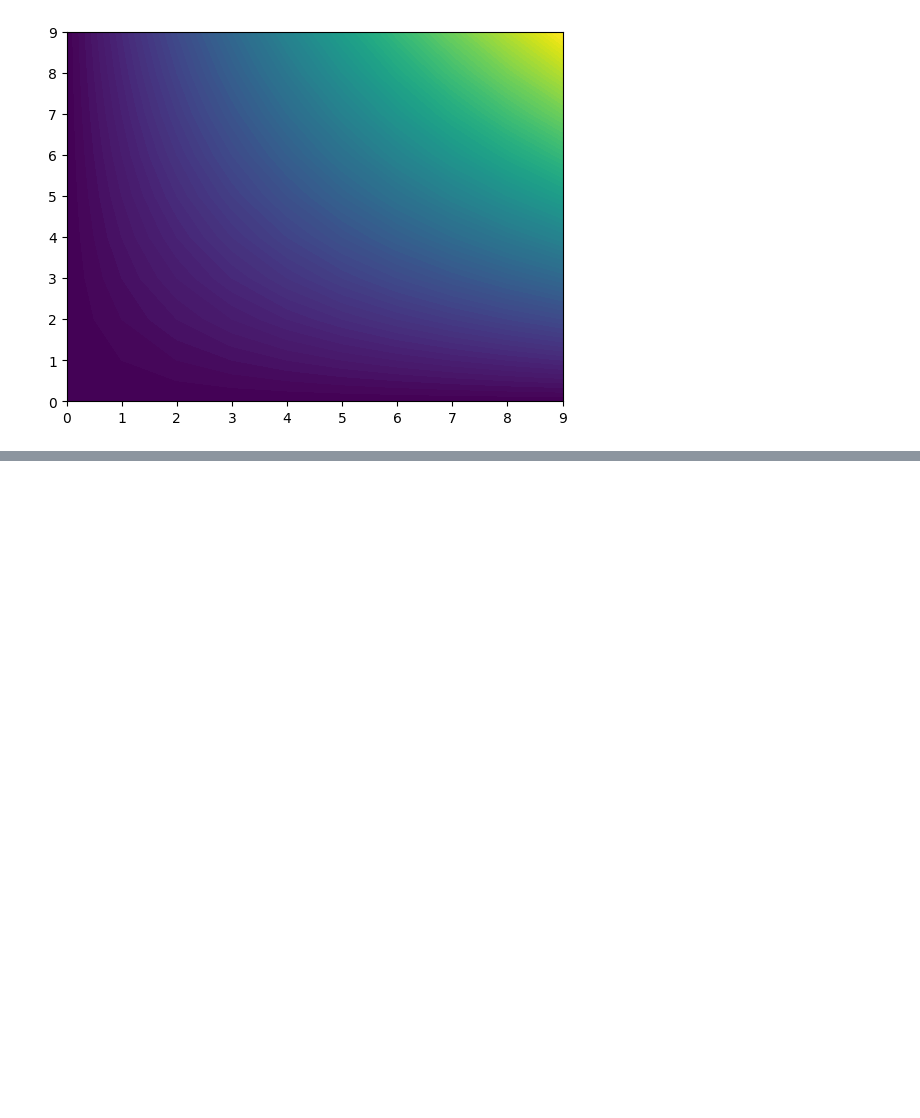
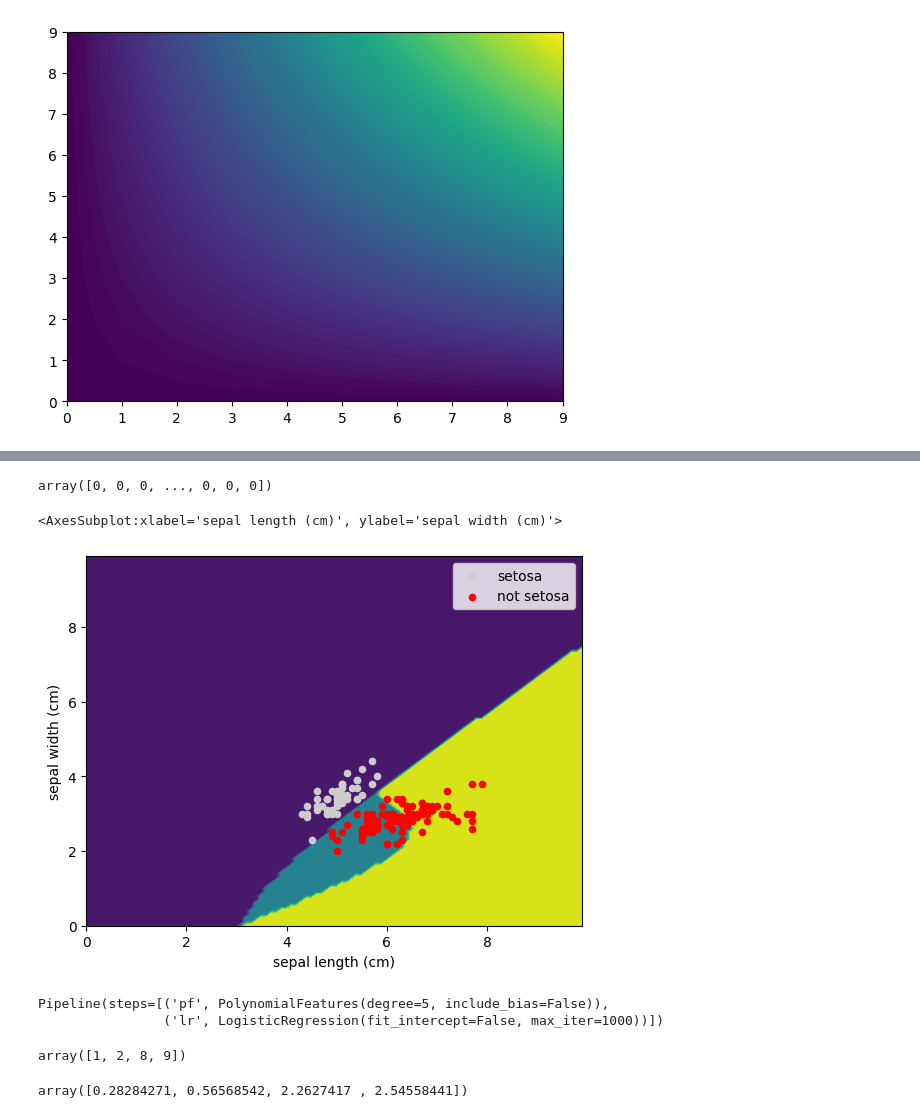
Before and after one commit to cs320-wisc/f22, a Jupyter notebook: lec/34-classification1/lec1.ipynb, the cells around one changed output, grey strips where cells are left out. Cells and saved outputs as stored; diff of their text form; code cells hidden in the pictures; blank space fills up the shorter version.

```diff
--- a/lec/34-classification1/lec1.ipynb
+++ b/lec/34-classification1/lec1.ipynb
@@ -421,0 +491,9 @@ plt.contourf(X, Y, Z, levels=100)
+# %%
+from sklearn.pipeline import Pipeline
+from sklearn.preprocessing import PolynomialFeatures
+
+model = Pipeline([
+    ("pf", PolynomialFeatures(degree=5, include_bias=False)), # degree=5: x, x**2, x**3, x**4, x**5
+    ("lr", LogisticRegression(fit_intercept=False)),
+])
+model
@@ -421,0 +503,2 @@ plt.contourf(X, Y, Z, levels=100)
+# %%
+model.fit(train[xcols], train["variety"])
@@ -421,0 +515,14 @@ plt.contourf(X, Y, Z, levels=100)
+# %%
+predictions = np.array([classes_.index(name) for name in model.predict(predict_df)])
+predictions
+# %% [output]
+array([0, 0, 0, ..., 0, 0, 0])
+# %%
+plt.contourf(sepl, sepw, predictions.reshape(sepl.shape))
+ax = plt.gca() # get current axes
+df[df["setosa"]].plot.scatter(x="sepal length (cm)", y="sepal width (cm)", ax=ax, label="setosa", color="0.8")
+df[~df["setosa"]].plot.scatter(x="sepal length (cm)", y="sepal width (cm)", ax=ax, label="not setosa", color="r")
+# TODO: label the colors, draw three scatters for the different varities
+# %% [output]
+<AxesSubplot:xlabel='sepal length (cm)', ylabel='sepal width (cm)'>
+[figure, added]
@@ -421,0 +536,10 @@ plt.contourf(X, Y, Z, levels=100)
+# %%
+# solution 1
+model = Pipeline([
+    ("pf", PolynomialFeatures(degree=5, include_bias=False)),
+    ("lr", LogisticRegression(fit_intercept=False, max_iter=1000)),
+])
+model.fit(train[xcols], train["variety"])
+# %% [output]
+Pipeline(steps=[('pf', PolynomialFeatures(degree=5, include_bias=False)),
+                ('lr', LogisticRegression(fit_intercept=False, max_iter=1000))])
@@ -421,0 +551,9 @@ plt.contourf(X, Y, Z, levels=100)
+# %%
+a = np.array([1,2,8,9])
+a
+# %% [output]
+array([1, 2, 8, 9])
+# %%
+a / a.std()
+# %% [output]
+array([0.28284271, 0.56568542, 2.2627417 , 2.54558441])
```
Also changed, not shown: parts of 23 cells of this notebook, 1 other file.
